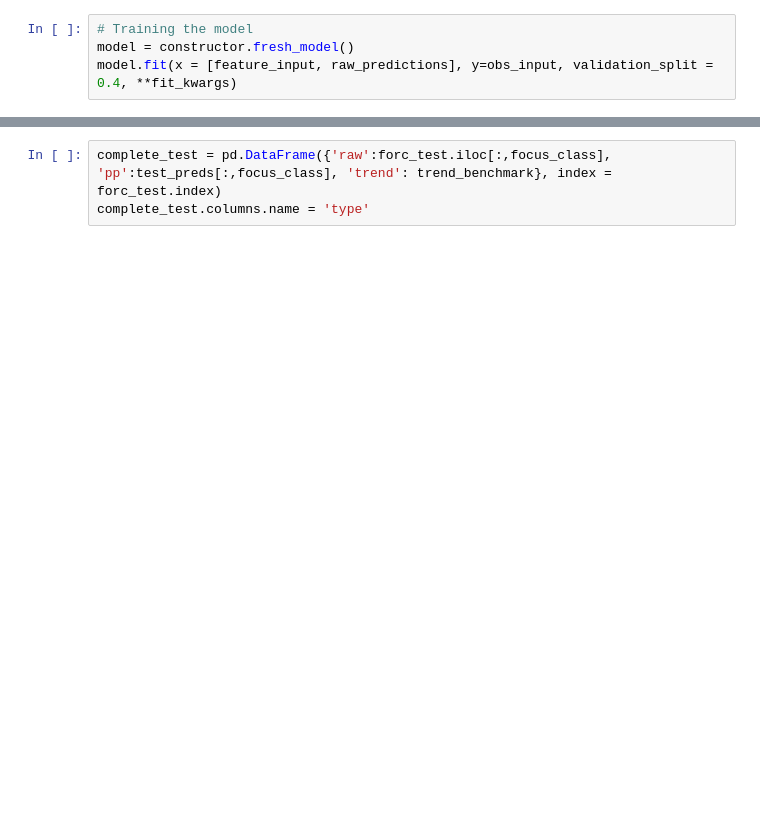
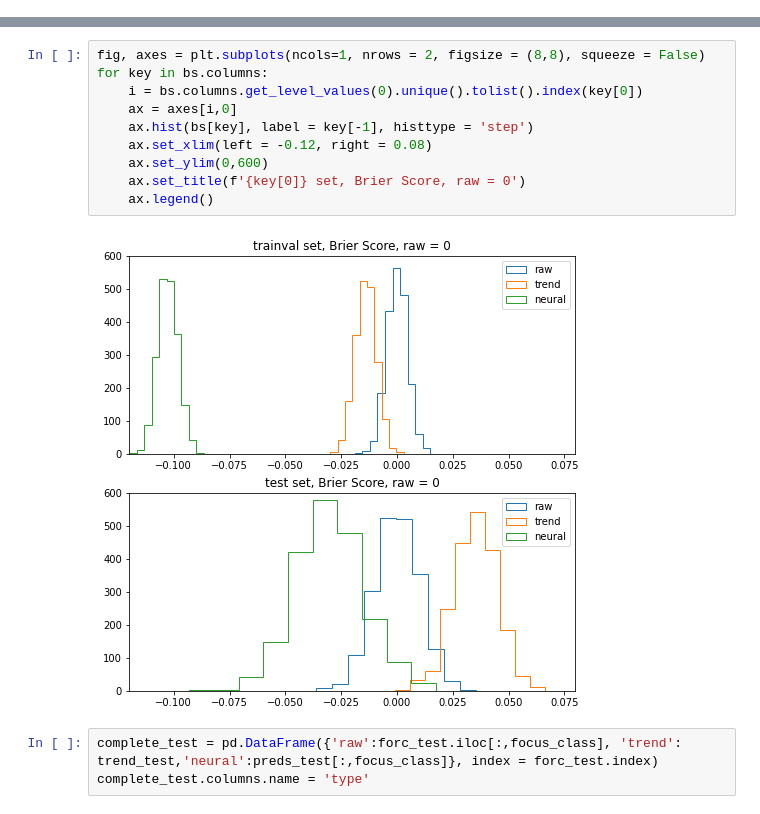
Before and after one commit to chiemvs/Hybrid, a Jupyter notebook: notebooks/verification.ipynb, the cells around one changed output, grey strips where cells are left out. Saved outputs shown, nothing was run; the diff lists cells and outputs as text; blank space fills up the shorter version.

```diff
--- a/notebooks/verification.ipynb
+++ b/notebooks/verification.ipynb
@@ -80,7 +66,3 @@ compile_kwargs = dict(optimizer=tf.keras.optimizers.Adam(learning_rate=0.001),
 constructor = ConstructorAndCompiler(construct_modeldev_model, construct_kwargs, compile_kwargs)
 
 fit_kwargs = dict(batch_size = 32, epochs = 200, shuffle = True, callbacks = [earlystop(patience = 7, monitor = 'val_loss')])
-# %%
-# Training the model
-model = constructor.fresh_model()
-model.fit(x = [feature_input, raw_predictions], y=obs_input, validation_split = 0.4, **fit_kwargs)
@@ -129,5 +127,17 @@ fitting a new time scaler
+# %%
+fig, axes = plt.subplots(ncols=1, nrows = 2, figsize = (8,8), squeeze = False)
+for key in bs.columns:
+    i = bs.columns.get_level_values(0).unique().tolist().index(key[0])
+    ax = axes[i,0]
+    ax.hist(bs[key], label = key[-1], histtype = 'step')
+    ax.set_xlim(left = -0.12, right = 0.08)
+    ax.set_ylim(0,600)
+    ax.set_title(f'{key[0]} set, Brier Score, raw = 0')
+    ax.legend()
+# %% [output]
+[figure, added]
 # %%
-complete_test = pd.DataFrame({'raw':forc_test.iloc[:,focus_class], 'pp':test_preds[:,focus_class], 'trend': trend_benchmark}, index = forc_test.index)
+complete_test = pd.DataFrame({'raw':forc_test.iloc[:,focus_class], 'trend': trend_test,'neural':preds_test[:,focus_class]}, index = forc_test.index)
 complete_test.columns.name = 'type'
 # %%
 fig, (axrel, axhist) = reliability_plot(y_true = obs_test.iloc[:,focus_class], y_probs=complete_test)
```
Also changed, not shown: parts of 16 cells of this notebook, 2 other files.
